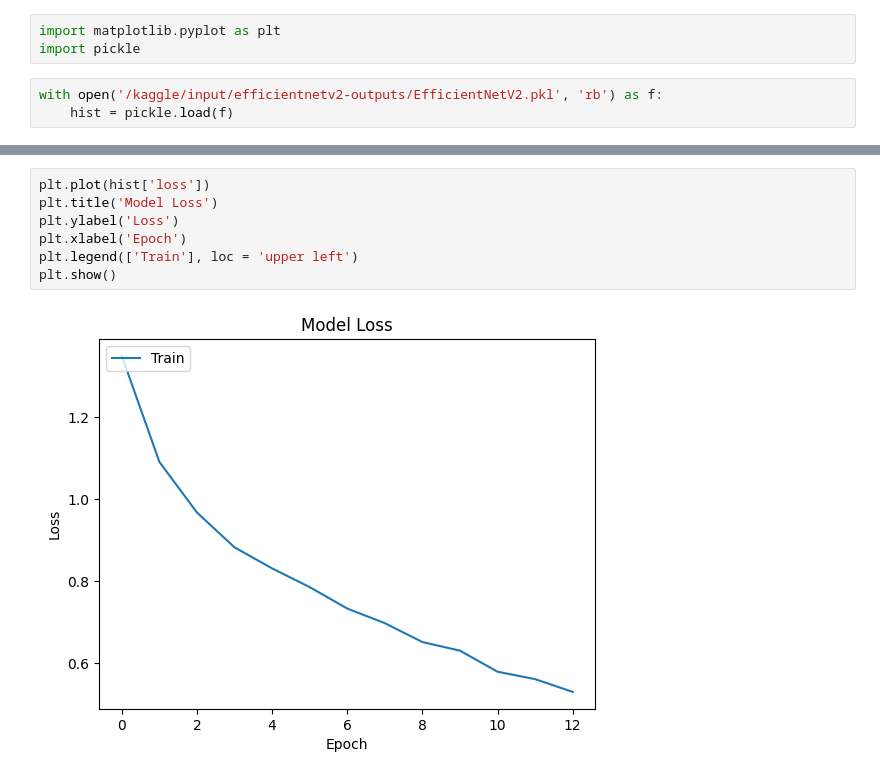
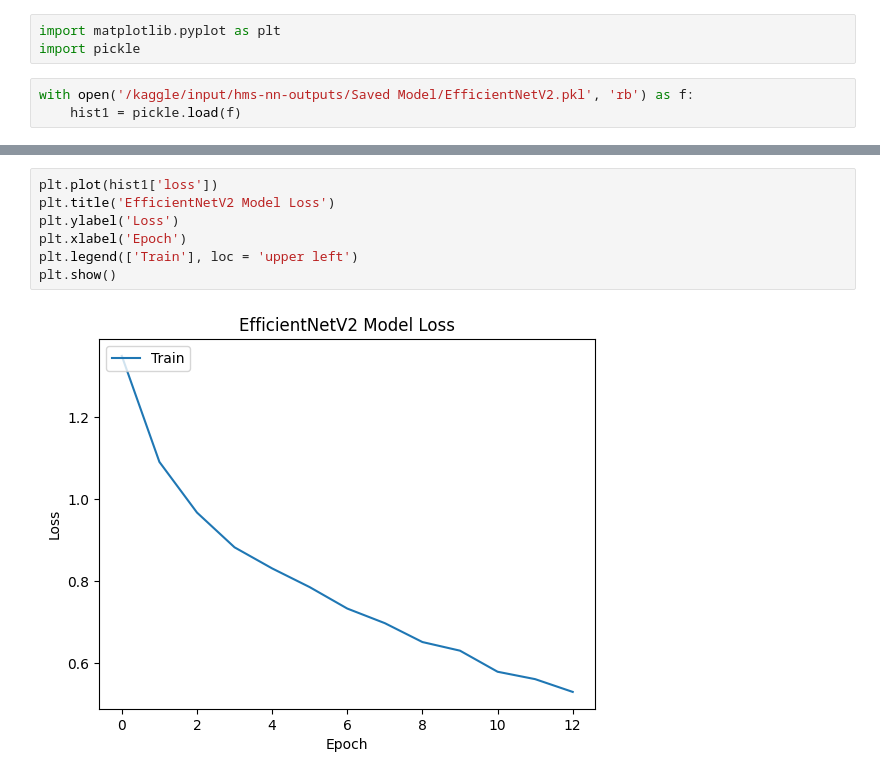
Before and after one commit to aarushi211/Neural-Anomaly-Detection, a Jupyter notebook: neurolite-testing.ipynb, the cells around one changed output, grey strips where cells are left out. Drawn from its saved outputs; the diff is of its cells as text.

Commit message:
Kaggle Notebook | Neurolite - Testing | Version 4

```diff
--- a/neurolite-testing.ipynb
+++ b/neurolite-testing.ipynb
@@ -196,6 +195,6 @@ pred_df
 import matplotlib.pyplot as plt
 import pickle
 # %%
-with open('/kaggle/input/efficientnetv2-outputs/EfficientNetV2.pkl', 'rb') as f:
-    hist = pickle.load(f)
+with open('/kaggle/input/hms-nn-outputs/Saved Model/EfficientNetV2.pkl', 'rb') as f:
+    hist1 = pickle.load(f)
 # %%
@@ -203,12 +202,12 @@ hist.keys()
 # %% [output]
 dict_keys(['loss', 'val_loss', 'learning_rate'])
 # %%
-plt.plot(hist['loss'])
-plt.title('Model Loss')
+plt.plot(hist1['loss'])
+plt.title('EfficientNetV2 Model Loss')
 plt.ylabel('Loss')
 plt.xlabel('Epoch')
 plt.legend(['Train'], loc = 'upper left')
 plt.show()
 # %% [output]
-[figure, old version]
+[figure, new version]
 # %%
```
Also changed, not shown: parts of 20 cells of this notebook.
